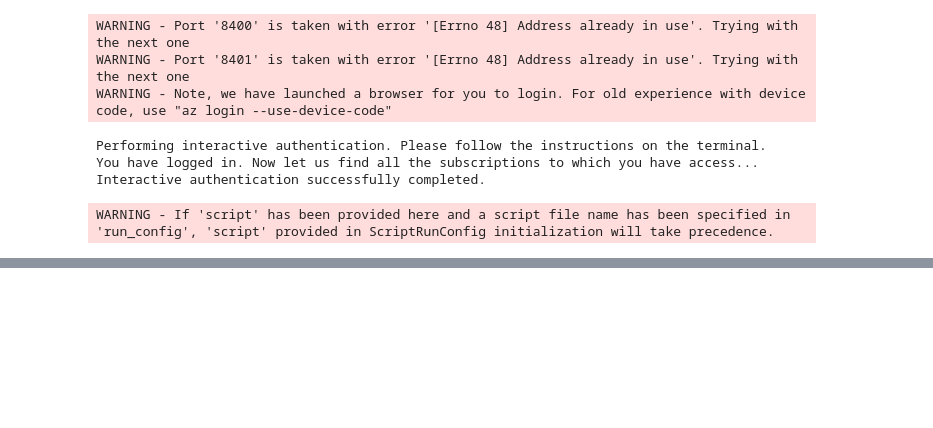
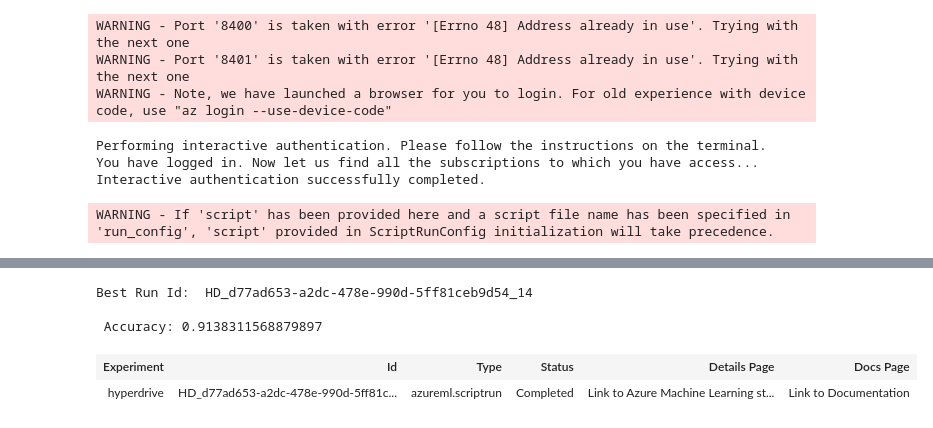
Before and after one commit to harveenchadha/ML_Azure, a Jupyter notebook: hyperdrive.ipynb, the cells around one changed output, grey strips where cells are left out. Cells and saved outputs as stored; diff of their text form; code cells hidden in the pictures; blank space fills up the shorter version.

```diff
--- a/hyperdrive.ipynb
+++ b/hyperdrive.ipynb
@@ -1,7 +1,7 @@
 # %%
 from azureml.core import Workspace, Experiment
 # %%
-ws = Workspace.get(name="quick-starts-ws-119614")
+ws = Workspace.get(name="quick-starts-ws-119630")
 exp = Experiment(workspace=ws, name="hyperdrive")
 # %% [output]
 WARNING - Port '8400' is taken with error '[Errno 48] Address already in use'. Trying with the next one
@@ -37,7 +39,8 @@ from azureml.train.hyperdrive.runconfig import HyperDriveConfig
 from azureml.train.hyperdrive.parameter_expressions import uniform, choice
 import os
 # %%
-ps = RandomParameterSampling(parameter_space = {'--C': uniform(0.1,0.9), '--max_iter': choice(25, 50, 100, 150)})
+ps = RandomParameterSampling(parameter_space = {'--C': choice(0.001,0.01, 0.1, 1, 10, 100, 1000), '--max_iter': choice(25, 50, 100, 150)})
+
 
 policy = BanditPolicy(evaluation_interval = 3, slack_factor = 0.1)
 
@@ -59,7 +91,16 @@ _HyperDriveWidget(widget_settings={'childWidgetDisplay': 'popup', 'send_telemetr
 # %%
-best_run = hyperdrive_run.get_best_run_by_primary_metric()
+best_run = experiment_1.get_best_run_by_primary_metric()
 best_run_metrics = best_run.get_metrics()
-parameter_values = best_run.get_details()['runDefinition']['Arguments']
+#parameter_values = best_run.get_details()['runDefinition']['Arguments']
 
 print('Best Run Id: ', best_run.id)
-print('\n Accuracy:', best_run_metrics['accuracy'])
+print('\n Accuracy:', best_run_metrics['Accuracy'])
+# %% [output]
+Best Run Id:  HD_d77ad653-a2dc-478e-990d-5ff81ceb9d54_14
+
+ Accuracy: 0.9138311568879897
+# %%
+best_run
+# %% [output]
+| Experiment | Id | Type | Status | Details Page | Docs Page |
+| hyperdrive | HD_d77ad653-a2dc-478e-990d-5ff81c... | azureml.scriptrun | Completed | Link to Azure Machine Learning st... | Link to Documentation |
```
Also changed, not shown: parts of 3 cells of this notebook, 9 other files.
